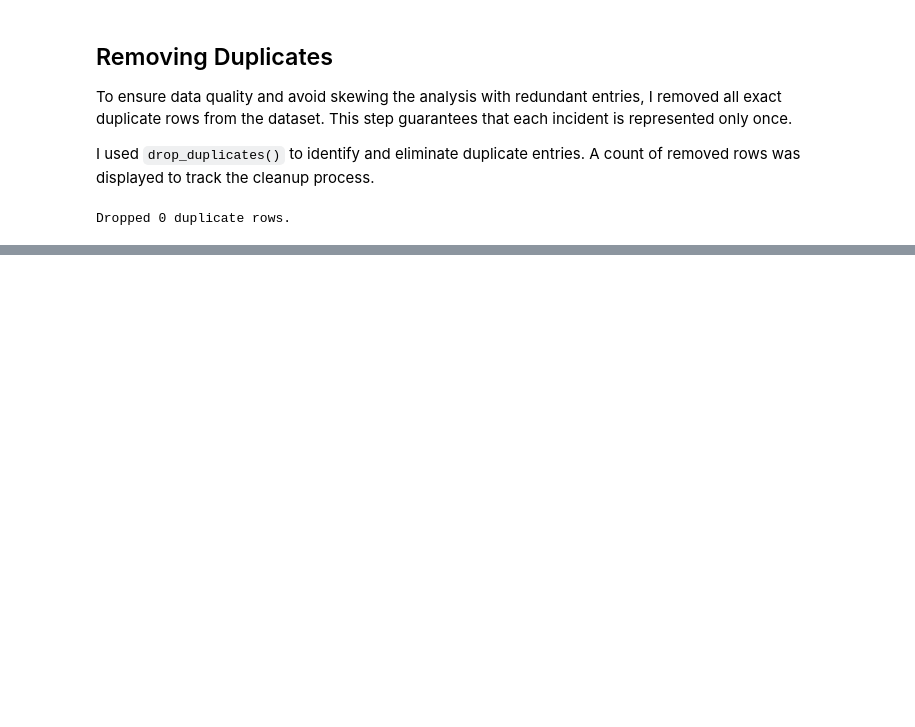
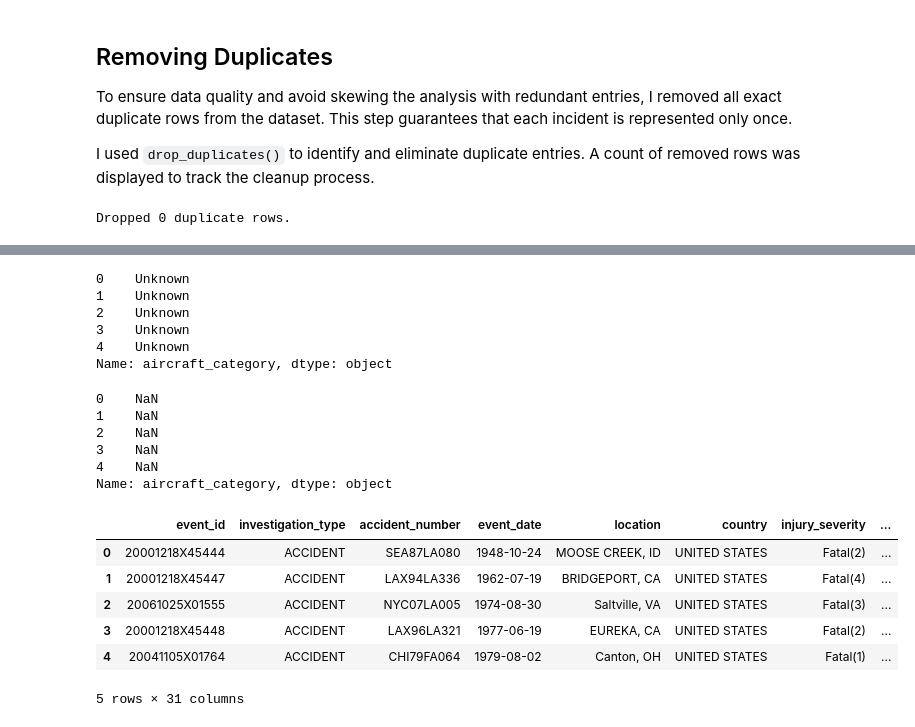
Before and after one commit to Arasirwa/DSFT-13-END-OF-PHASE-PROJECT, a Jupyter notebook: end-of-phase-1.ipynb, the cells around one changed output, grey strips where cells are left out. Cells and saved outputs as stored; diff of their text form; code cells hidden in the pictures; blank space fills up the shorter version.

```diff
--- a/end-of-phase-1.ipynb
+++ b/end-of-phase-1.ipynb
@@ -2886,0 +2188,2 @@ dtype: int64
+# %%
+us_data['event_date'] = pd.to_datetime(us_data['event_date'], errors='coerce')
@@ -2886,0 +2192,2 @@ dtype: int64
+# %%
+us_data['investigation_type'] = us_data['investigation_type'].str.strip().str.upper()
@@ -2887,3 +2196,5 @@ dtype: int64
+# %%
+us_data['country'] = us_data['country'].str.strip().str.upper()
 # %% [markdown]
 ## Removing Duplicates
 
@@ -2899,0 +2244,2 @@ Dropped 0 duplicate rows.
+# %%
+us_data['aircraft_category'].fillna('Unknown', inplace=True)
@@ -2899,0 +2253,28 @@ Dropped 0 duplicate rows.
+# %%
+us_data['aircraft_category'].head()
+# %% [output]
+0    Unknown
+1    Unknown
+2    Unknown
+3    Unknown
+4    Unknown
+Name: aircraft_category, dtype: object
+# %%
+aviation_data_copy['aircraft_category'].head()
+# %% [output]
+0    NaN
+1    NaN
+2    NaN
+3    NaN
+4    NaN
+Name: aircraft_category, dtype: object
+# %%
+us_data.head()
+# %% [output]
+|  | event_id | investigation_type | accident_number | event_date | location | country | injury_severity | ... |
+| 0 | 20001218X45444 | ACCIDENT | SEA87LA080 | 1948-10-24 | MOOSE CREEK, ID | UNITED STATES | Fatal(2) | ... |
+| 1 | 20001218X45447 | ACCIDENT | LAX94LA336 | 1962-07-19 | BRIDGEPORT, CA | UNITED STATES | Fatal(4) | ... |
+| 2 | 20061025X01555 | ACCIDENT | NYC07LA005 | 1974-08-30 | Saltville, VA | UNITED STATES | Fatal(3) | ... |
+| 3 | 20001218X45448 | ACCIDENT | LAX96LA321 | 1977-06-19 | EUREKA, CA | UNITED STATES | Fatal(2) | ... |
+| 4 | 20041105X01764 | ACCIDENT | CHI79FA064 | 1979-08-02 | Canton, OH | UNITED STATES | Fatal(1) | ... |
+5 rows × 31 columns
```
Also changed, not shown: parts of 84 cells of this notebook.
